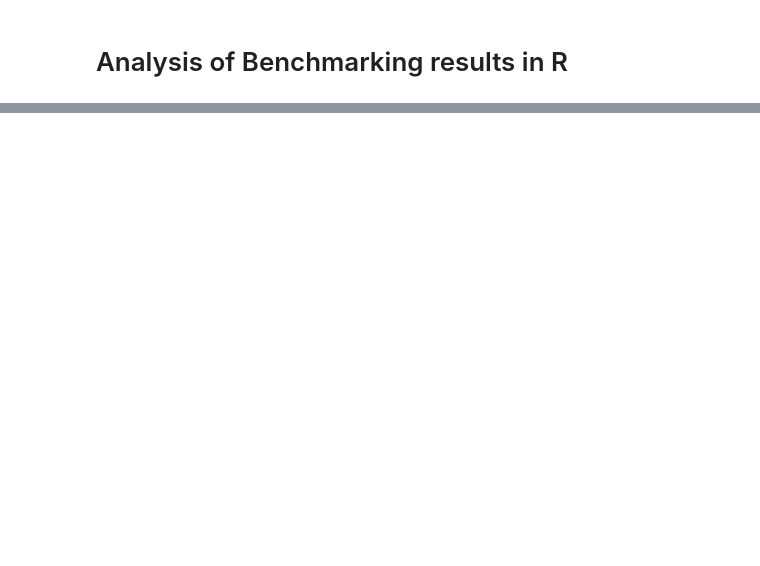
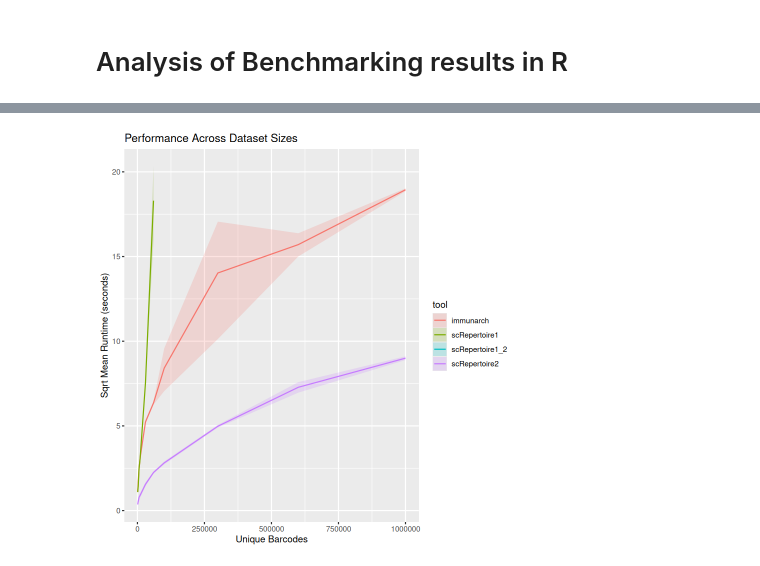
Before and after one commit to BorchLab/scRepertoire.v2_manuscript, a Jupyter notebook: supplemental-analysis/combineTCR-benchmark/result-analysis.ipynb, the cells around one changed output, grey strips where cells are left out. Drawn from its saved outputs; the diff is of its cells as text; code cells hidden in the pictures; blank space fills up the shorter version.

```diff
--- a/supplemental-analysis/combineTCR-benchmark/result-analysis.ipynb
+++ b/supplemental-analysis/combineTCR-benchmark/result-analysis.ipynb
@@ -35,3 +35,11 @@ ggplot(all_data, aes(x = dataset_size, y = mean, color = tool, fill = tool)) +
+# %%
+ggplot(all_data, aes(x = dataset_size, y = sqrt(mean), color = tool, fill = tool)) +
+  geom_line() +
+  geom_ribbon(aes(ymin = sqrt(mean - ci95), ymax = sqrt(mean + ci95)), alpha = 0.2, color = NA) +
+  labs(x = "Unique Barcodes", y = "Sqrt Mean Runtime (seconds)", title = "Performance Across Dataset Sizes") +
+  scale_y_continuous(trans = "identity")
+# %% [output]
+[figure, added]
 # %%
 ggplot(all_data, aes(x = dataset_size, y = mem_alloc, color = tool, fill = tool)) +
   geom_line() +
```
Also changed, not shown: parts of 8 cells of this notebook, 2 other files.
